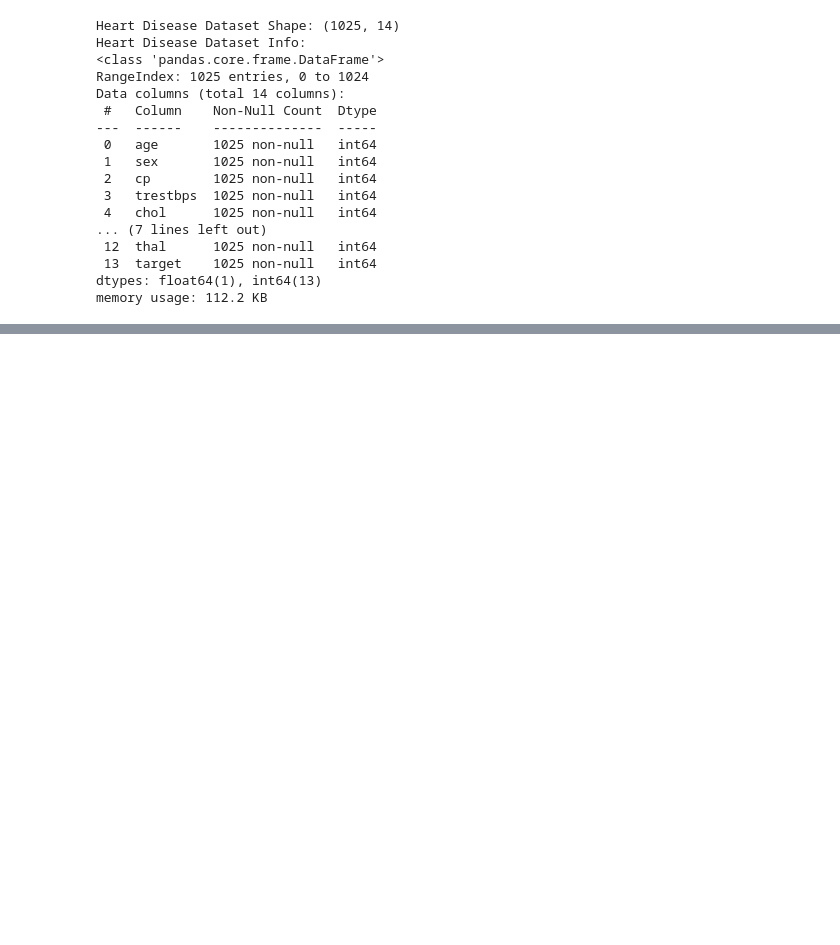
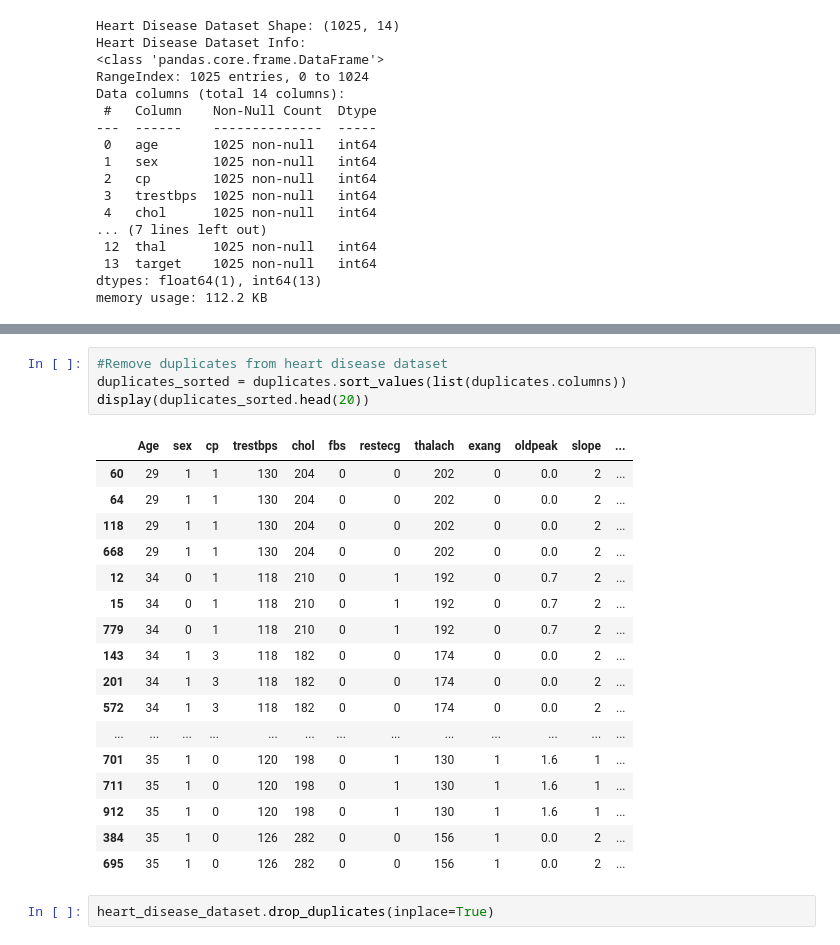
Before and after one commit to KarikariSamuelZachary/xai-health-risk-system, a Jupyter notebook: notebooks/01_data_loading_and_cleaning.ipynb, the cells around one changed output, grey strips where cells are left out. Drawn from its saved outputs; the diff is of its cells as text; blank space fills up the shorter version.

```diff
--- a/notebooks/01_data_loading_and_cleaning.ipynb
+++ b/notebooks/01_data_loading_and_cleaning.ipynb
@@ -153,0 +193,24 @@ memory usage: 112.2 KB
+# %%
+#Remove duplicates from heart disease dataset
+duplicates_sorted = duplicates.sort_values(list(duplicates.columns))
+display(duplicates_sorted.head(20))
+# %% [output]
+|  | Age | sex | cp | trestbps | chol | fbs | restecg | thalach | exang | oldpeak | slope | ... |
+| 60 | 29 | 1 | 1 | 130 | 204 | 0 | 0 | 202 | 0 | 0.0 | 2 | ... |
+| 64 | 29 | 1 | 1 | 130 | 204 | 0 | 0 | 202 | 0 | 0.0 | 2 | ... |
+| 118 | 29 | 1 | 1 | 130 | 204 | 0 | 0 | 202 | 0 | 0.0 | 2 | ... |
+| 668 | 29 | 1 | 1 | 130 | 204 | 0 | 0 | 202 | 0 | 0.0 | 2 | ... |
+| 12 | 34 | 0 | 1 | 118 | 210 | 0 | 1 | 192 | 0 | 0.7 | 2 | ... |
+| 15 | 34 | 0 | 1 | 118 | 210 | 0 | 1 | 192 | 0 | 0.7 | 2 | ... |
+| 779 | 34 | 0 | 1 | 118 | 210 | 0 | 1 | 192 | 0 | 0.7 | 2 | ... |
+| 143 | 34 | 1 | 3 | 118 | 182 | 0 | 0 | 174 | 0 | 0.0 | 2 | ... |
+| 201 | 34 | 1 | 3 | 118 | 182 | 0 | 0 | 174 | 0 | 0.0 | 2 | ... |
+| 572 | 34 | 1 | 3 | 118 | 182 | 0 | 0 | 174 | 0 | 0.0 | 2 | ... |
+| ... | ... | ... | ... | ... | ... | ... | ... | ... | ... | ... | ... | ... |
+| 701 | 35 | 1 | 0 | 120 | 198 | 0 | 1 | 130 | 1 | 1.6 | 1 | ... |
+| 711 | 35 | 1 | 0 | 120 | 198 | 0 | 1 | 130 | 1 | 1.6 | 1 | ... |
+| 912 | 35 | 1 | 0 | 120 | 198 | 0 | 1 | 130 | 1 | 1.6 | 1 | ... |
+| 384 | 35 | 1 | 0 | 126 | 282 | 0 | 0 | 156 | 1 | 0.0 | 2 | ... |
+| 695 | 35 | 1 | 0 | 126 | 282 | 0 | 0 | 156 | 1 | 0.0 | 2 | ... |
+# %%
+heart_disease_dataset.drop_duplicates(inplace=True)
```
Also changed, not shown: parts of 12 cells of this notebook.
